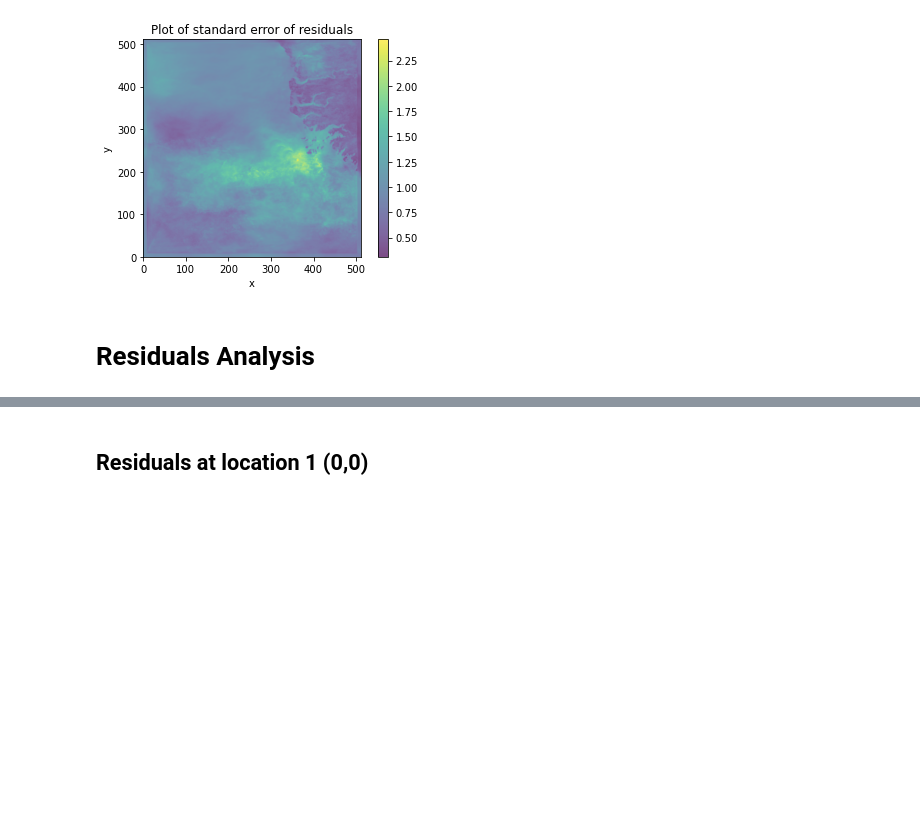
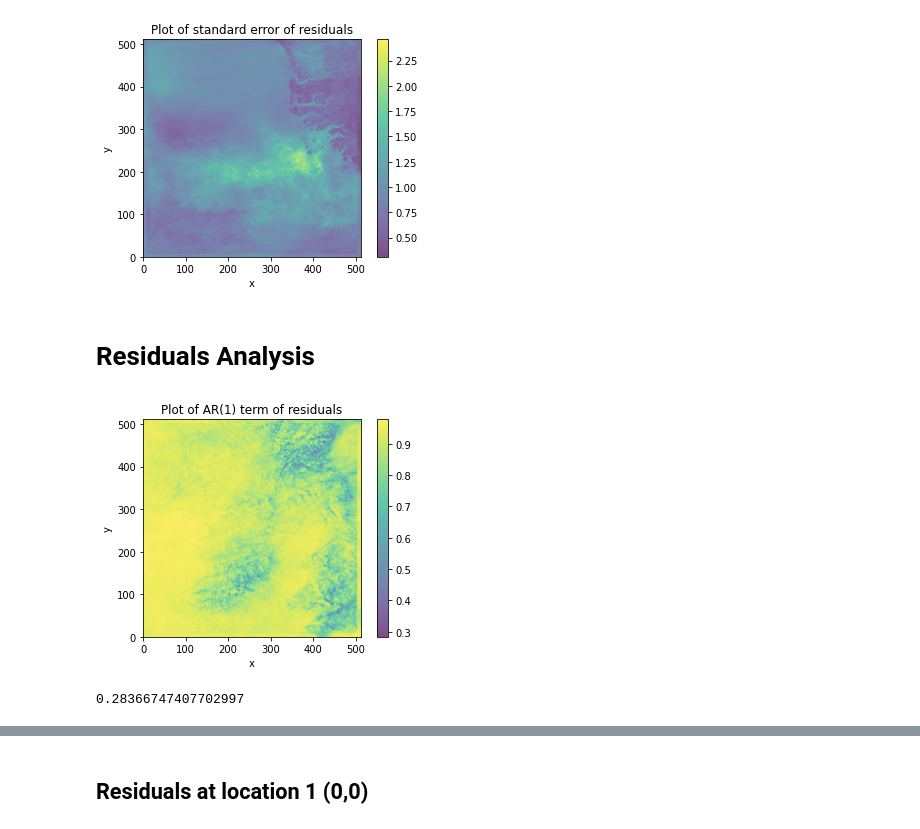
Before and after one commit to melliemainguyen71/wind_speed_land_sea_contrast, a Jupyter notebook: Wind_land_sea_contrast.ipynb, the cells around one changed output, grey strips where cells are left out. Saved outputs shown, nothing was run; the diff lists cells and outputs as text; code cells hidden in the pictures; blank space fills up the shorter version.

```diff
--- a/Wind_land_sea_contrast.ipynb
+++ b/Wind_land_sea_contrast.ipynb
@@ -317,10 +315,37 @@ plot_fourier_result(result_array5, nest=54)
 # Residuals Analysis
 # %%
 # Define function to AR(1) the residuals
+resid = result_array[6:102, :, :]
+
 def AR1_residuals_params(residual):
-    model = sm.tsa.arima.ARIMA(residual, order=(1, 0, 0), trend='c')
-    results_AR = model.fit(method_kwargs={"warn_convergence": False})
-    ar_params = results_AR.arparams
-    return ar_params
+    model = sm.tsa.arima.ARIMA(residual, order=(1, 0, 0))
+    try:
+        results_AR = model.fit(return_params=True, low_memory=True)
+        return results_AR[1]
+    except ValueError:
+        return 0
 
-residuals_model = np.apply_along_axis(AR1_residuals_params, axis=0, arr=resid)
+import warnings
+# Ignore the ConvergenceWarning temporarily
+with warnings.catch_warnings():
+    warnings.simplefilter("ignore")
+
+    residuals_model = np.apply_along_axis(AR1_residuals_params, axis=0, arr=resid)
+# %%
+x = np.arange(residuals_model.shape[0])
+y = np.arange(residuals_model.shape[1])
+plt.imshow(np.transpose(residuals_model), extent=(x.min(), x.max(), y.min(), y.max()), origin='lower', cmap='viridis', alpha = 0.7)
+plt.colorbar()
+plt.xlabel('x')
+plt.ylabel('y')
+plt.title(f'Plot of AR(1) term of residuals')
+plt.show()
+# %% [output]
+[figure, added]
+# %%
+# np.where(residuals_model == residuals_model.min())
+
+# residuals_model.min()
+residuals_model[353,417]
+# %% [output]
+0.28366747407702997
```
Also changed, not shown: parts of 22 cells of this notebook.
